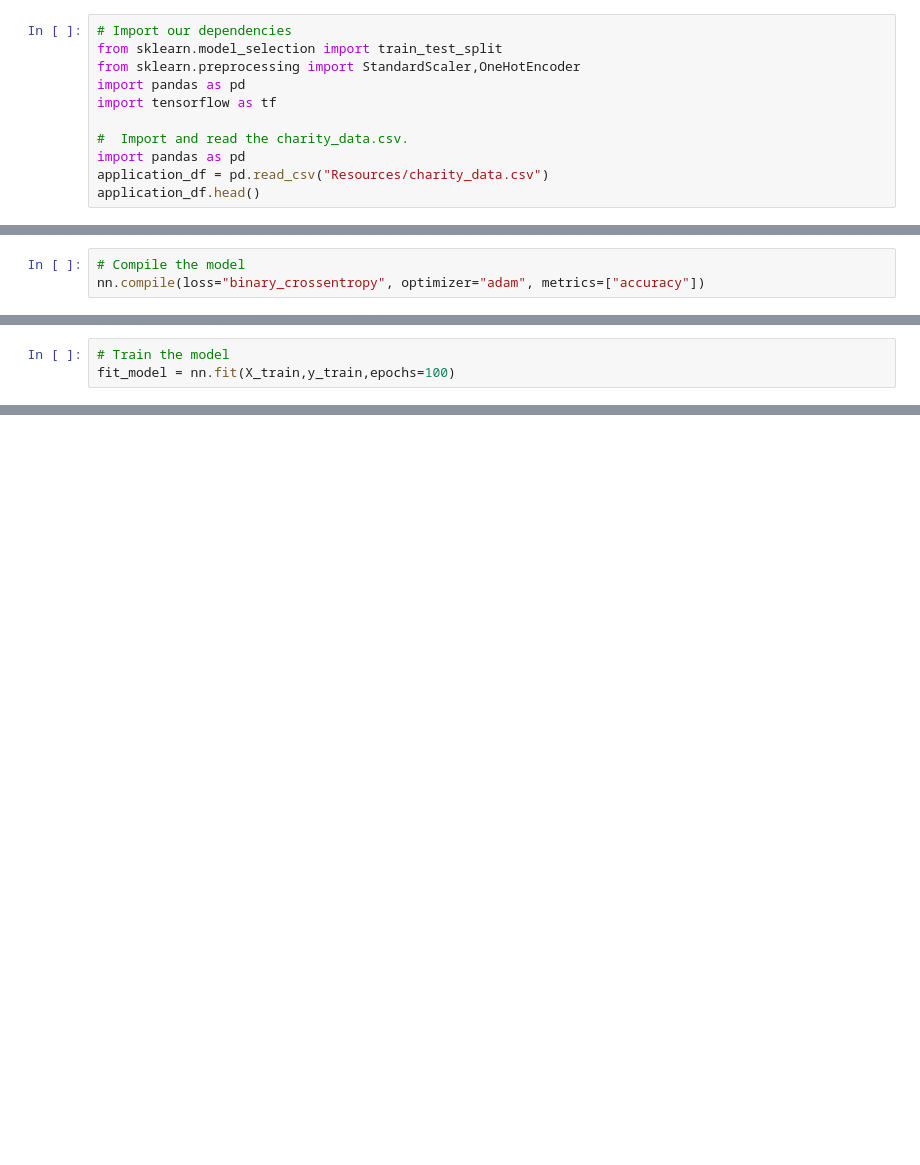
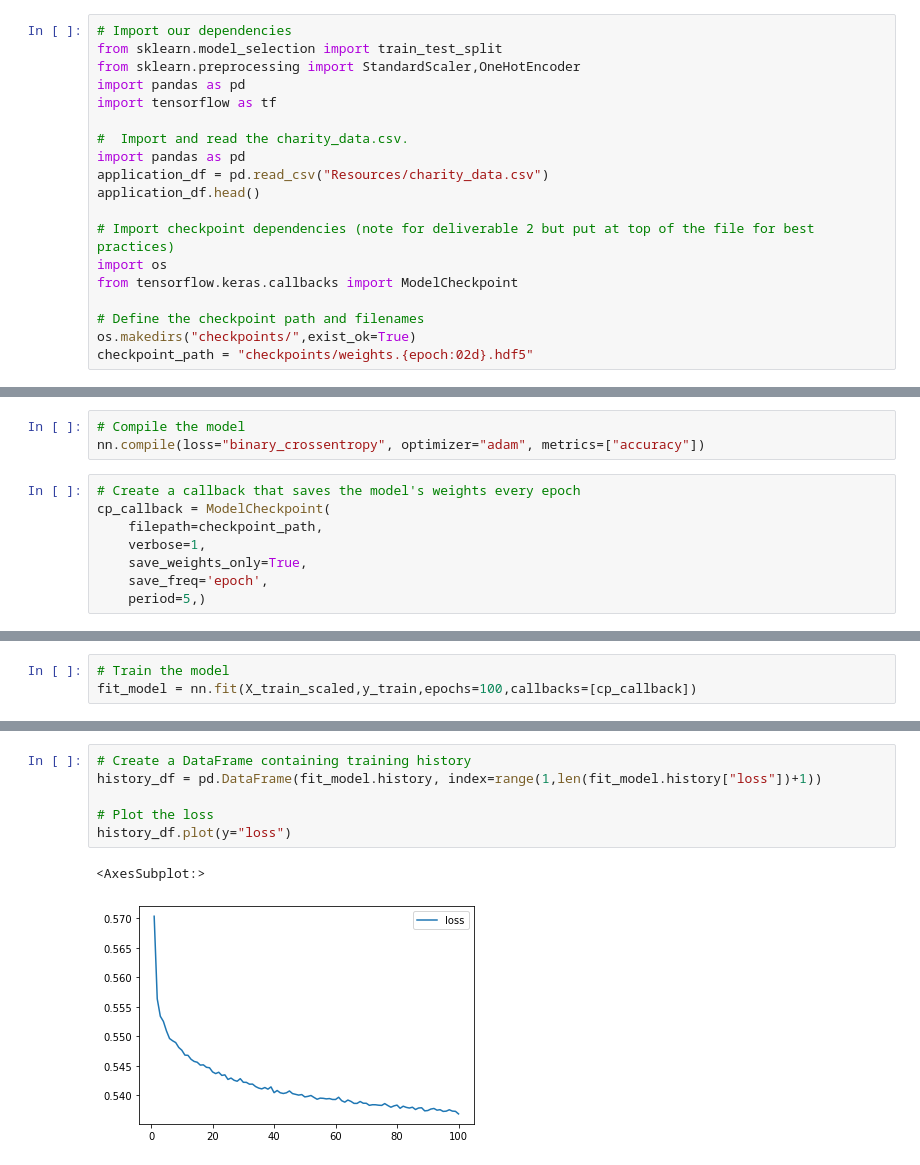
Before and after one commit to jj2773/Neural_Network_Charity_Analysis, a Jupyter notebook: AlphabetSoupCharity.ipynb, the cells around one changed output, grey strips where cells are left out. Saved outputs shown, nothing was run; the diff lists cells and outputs as text; blank space fills up the shorter version.

```diff
--- a/AlphabetSoupCharity.ipynb
+++ b/AlphabetSoupCharity.ipynb
@@ -11,3 +11,11 @@ import tensorflow as tf
 import pandas as pd
 application_df = pd.read_csv("Resources/charity_data.csv")
 application_df.head()
+
+# Import checkpoint dependencies (note for deliverable 2 but put at top of the file for best practices)
+import os
+from tensorflow.keras.callbacks import ModelCheckpoint
+
+# Define the checkpoint path and filenames
+os.makedirs("checkpoints/",exist_ok=True)
+checkpoint_path = "checkpoints/weights.{epoch:02d}.hdf5"
@@ -236,3 +244,11 @@ _________________________________________________________________
 # %%
 # Compile the model
 nn.compile(loss="binary_crossentropy", optimizer="adam", metrics=["accuracy"])
+# %%
+# Create a callback that saves the model's weights every epoch
+cp_callback = ModelCheckpoint(
+    filepath=checkpoint_path,
+    verbose=1,
+    save_weights_only=True,
+    save_freq='epoch',
+    period=5,)
@@ -239,5 +257,5 @@ nn.compile(loss="binary_crossentropy", optimizer="adam", metrics=["accuracy"])
 # %%
 # Train the model
-fit_model = nn.fit(X_train,y_train,epochs=100)
+fit_model = nn.fit(X_train_scaled,y_train,epochs=100,callbacks=[cp_callback])
 # %% [output]
 Epoch 1/100
@@ -266,0 +285,9 @@ Loss: 0.6239960789680481, Accuracy: 0.649329423904419
+# %%
+# Create a DataFrame containing training history
+history_df = pd.DataFrame(fit_model.history, index=range(1,len(fit_model.history["loss"])+1))
+
+# Plot the loss
+history_df.plot(y="loss")
+# %% [output]
+<AxesSubplot:>
+[figure, added]
```
Also changed, not shown: parts of 17 cells of this notebook, 37 other files.
